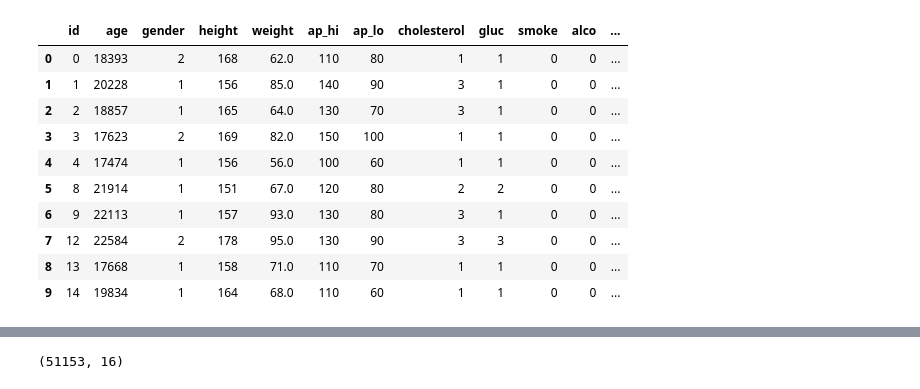
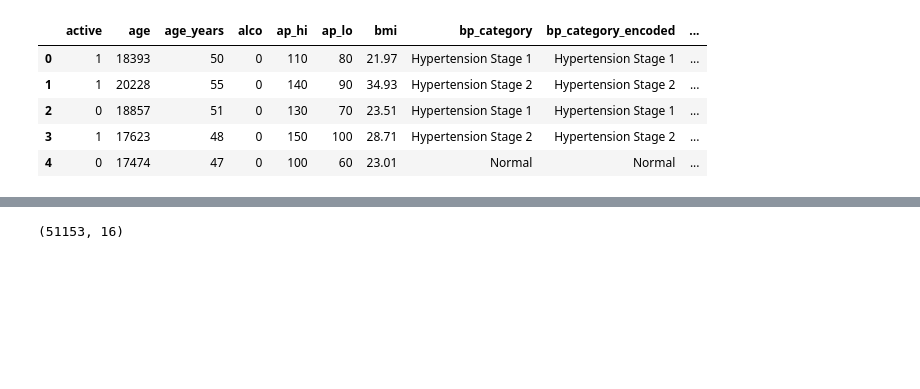
Before and after one commit to brandonhayes13/Project_4, a Jupyter notebook: Cardiovascular_disease.ipynb, the cells around one changed output, grey strips where cells are left out. Saved outputs shown, nothing was run; the diff lists cells and outputs as text; code cells hidden in the pictures; blank space fills up the shorter version.

```diff
--- a/Cardiovascular_disease.ipynb
+++ b/Cardiovascular_disease.ipynb
@@ -12,18 +13,16 @@ from sklearn.ensemble import RandomForestClassifier
-# %%
-cvd_df = pd.read_csv('../cardio_data_processed.csv')
-cvd_df.head(10)
-# %% [output]
-|  | id | age | gender | height | weight | ap_hi | ap_lo | cholesterol | gluc | smoke | alco | ... |
-| 0 | 0 | 18393 | 2 | 168 | 62.0 | 110 | 80 | 1 | 1 | 0 | 0 | ... |
-| 1 | 1 | 20228 | 1 | 156 | 85.0 | 140 | 90 | 3 | 1 | 0 | 0 | ... |
-| 2 | 2 | 18857 | 1 | 165 | 64.0 | 130 | 70 | 3 | 1 | 0 | 0 | ... |
-| 3 | 3 | 17623 | 2 | 169 | 82.0 | 150 | 100 | 1 | 1 | 0 | 0 | ... |
-| 4 | 4 | 17474 | 1 | 156 | 56.0 | 100 | 60 | 1 | 1 | 0 | 0 | ... |
-| 5 | 8 | 21914 | 1 | 151 | 67.0 | 120 | 80 | 2 | 2 | 0 | 0 | ... |
-| 6 | 9 | 22113 | 1 | 157 | 93.0 | 130 | 80 | 3 | 1 | 0 | 0 | ... |
-| 7 | 12 | 22584 | 2 | 178 | 95.0 | 130 | 90 | 3 | 3 | 0 | 0 | ... |
-| 8 | 13 | 17668 | 1 | 158 | 71.0 | 110 | 70 | 1 | 1 | 0 | 0 | ... |
-| 9 | 14 | 19834 | 1 | 164 | 68.0 | 110 | 60 | 1 | 1 | 0 | 0 | ... |
+# %%
+# Import json data from flask app pulling from SQL database
+json_url = 'http://127.0.0.1:5000/cardiovascular_data'
+
+cvd_df = pd.read_json(json_url)
+cvd_df.head()
+# %% [output]
+|  | active | age | age_years | alco | ap_hi | ap_lo | bmi | bp_category | bp_category_encoded | ... |
+| 0 | 1 | 18393 | 50 | 0 | 110 | 80 | 21.97 | Hypertension Stage 1 | Hypertension Stage 1 | ... |
+| 1 | 1 | 20228 | 55 | 0 | 140 | 90 | 34.93 | Hypertension Stage 2 | Hypertension Stage 2 | ... |
+| 2 | 0 | 18857 | 51 | 0 | 130 | 70 | 23.51 | Hypertension Stage 1 | Hypertension Stage 1 | ... |
+| 3 | 1 | 17623 | 48 | 0 | 150 | 100 | 28.71 | Hypertension Stage 2 | Hypertension Stage 2 | ... |
+| 4 | 0 | 17474 | 47 | 0 | 100 | 60 | 23.01 | Normal | Normal | ... |
 # %%
 # Dropped age and bp_category_encoded files. Age is just age in days, kept age in years, bp_category_encoded files
 # repeats of bp_category column
```
Also changed, not shown: parts of 26 cells of this notebook, 2 other files.
